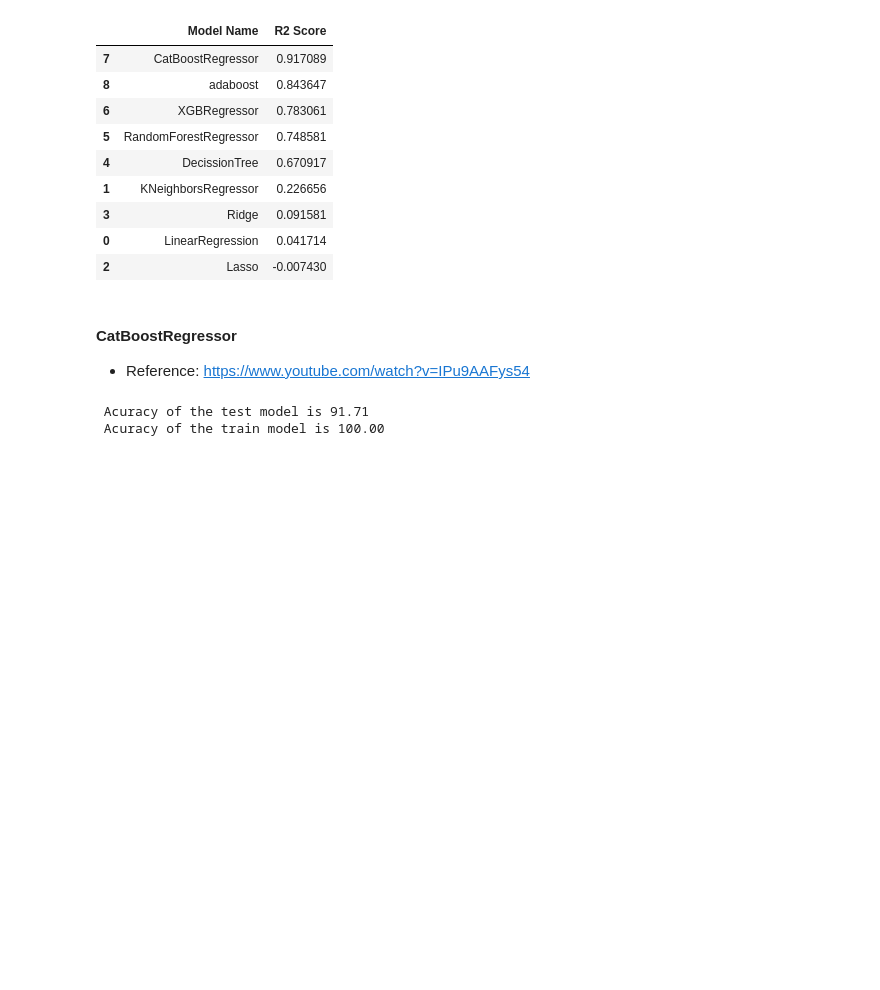
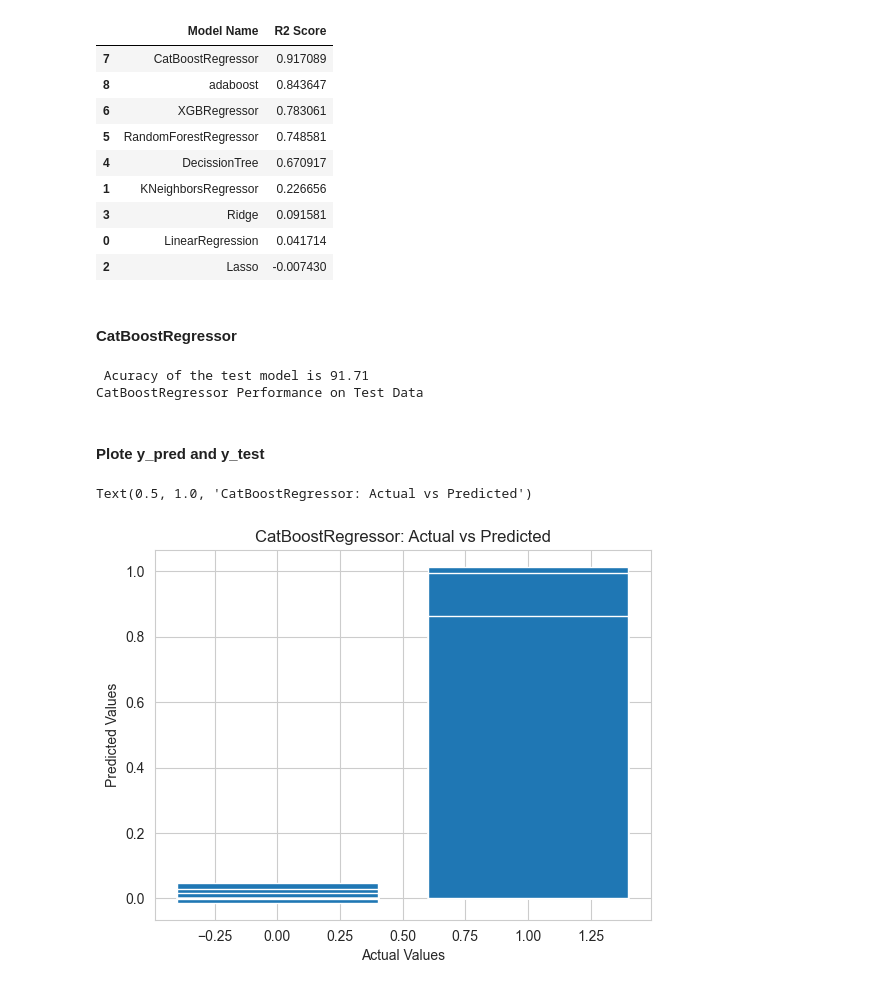
Before and after one commit to dhailu/ML_predict_equipment_failures, a Jupyter notebook: Notebook/Model_training.ipynb, the cells around one changed output. Drawn from its saved outputs; the diff is of its cells as text; code cells hidden in the pictures; blank space fills up the shorter version.

```diff
--- a/Notebook/Model_training.ipynb
+++ b/Notebook/Model_training.ipynb
@@ -193,19 +193,28 @@ pd.DataFrame(list(zip(model_list, r2_list)), columns=['Model Name', 'R2 Score'])
 | 2 | Lasso | -0.007430 |
 # %% [markdown]
 #### CatBoostRegressor
-- Reference: https://www.youtube.com/watch?v=IPu9AAFys54
 # %%
 # Acuracy of CatBoostRegressor
 catboost_model = CatBoostRegressor(verbose=0)
 catboost_model = catboost_model.fit(X_train, y_train)
-y_train_pred = catboost_model.predict(X_train)
-y_test_pred = catboost_model.predict(X_test)
-score_test = r2_score(y_test, y_test_pred) *100
-score_train = r2_score(y_train, y_train_pred) *100
-print(" Acuracy of the test model is %.2f" %score_test)
-print(" Acuracy of the train model is %.2f" %score_train)  ## 100% fit means what?
+y_pred = catboost_model.predict(X_test)
+# y_test_pred = catboost_model.predict(X_test)
+score = r2_score(y_test, y_pred) *100
+# score_train = r2_score(y_train, y_train_pred) *100
+print(" Acuracy of the test model is %.2f" %score)
+# print(" Acuracy of the train model is %.2f" %score_train)  ## 100% fit means what?
 # mae, rmse, r2 = evaluate_model(y_test, y_test_pred)
-# print("CatBoostRegressor Performance on Test Data")
+print("CatBoostRegressor Performance on Test Data")
 # %% [output]
  Acuracy of the test model is 91.71
- Acuracy of the train model is 100.00
+CatBoostRegressor Performance on Test Data
+# %% [markdown]
+#### Plote y_pred and y_test
+# %%
+plt.bar(y_test, y_pred)
+plt.xlabel('Actual Values')
+plt.ylabel('Predicted Values')
+plt.title('CatBoostRegressor: Actual vs Predicted')
+# %% [output]
+Text(0.5, 1.0, 'CatBoostRegressor: Actual vs Predicted')
+[figure, added]
```
Also changed, not shown: parts of 8 cells of this notebook, 11 other files.
